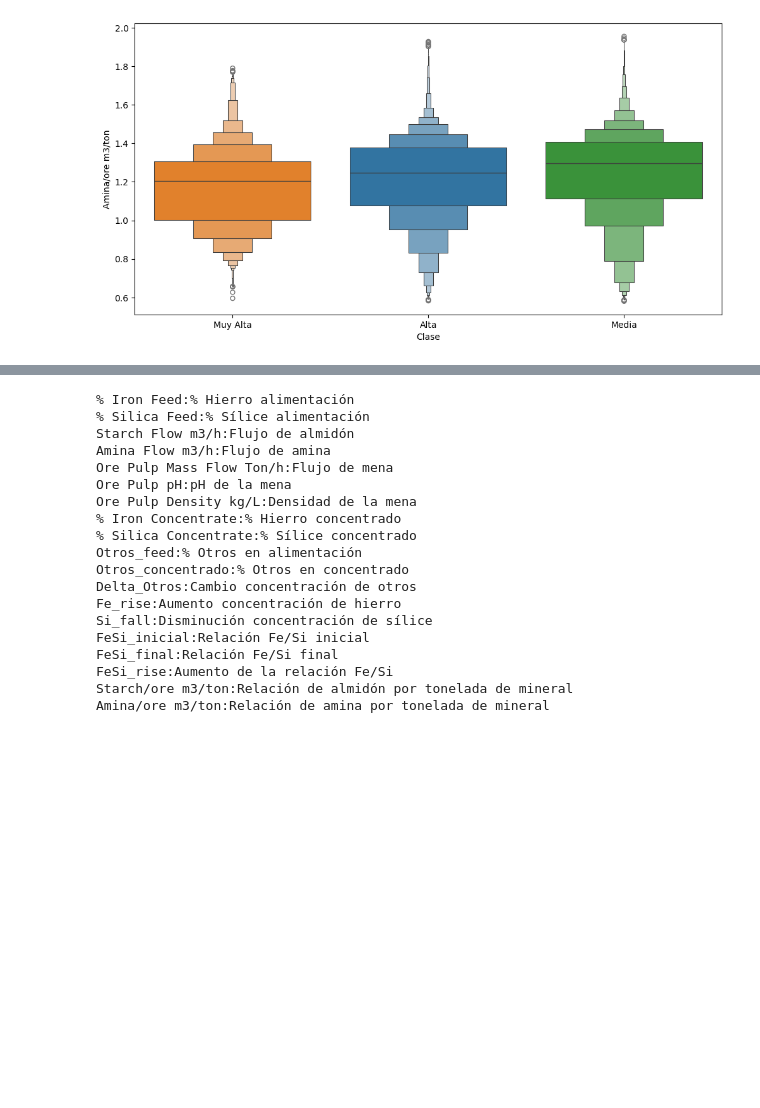
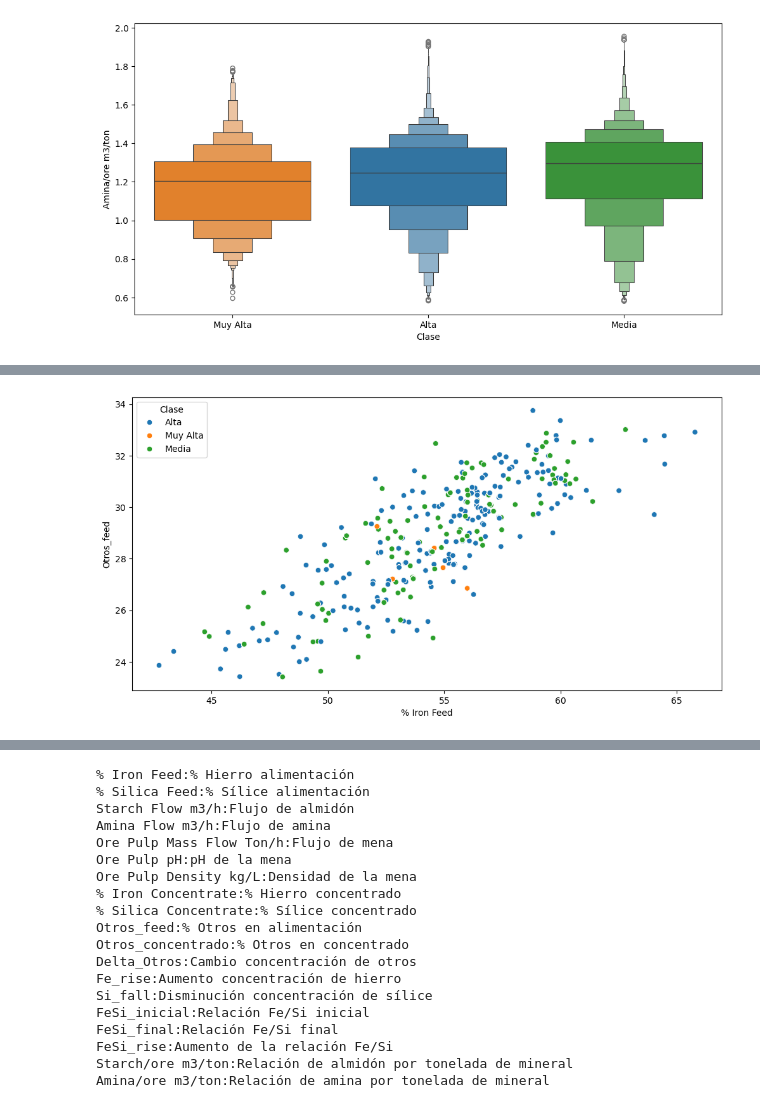
Before and after one commit to JohnLopez15/Mineria_2, a Jupyter notebook: Analisis_exploratorio.ipynb, the cells around one changed output, grey strips where cells are left out. Saved outputs shown, nothing was run; the diff lists cells and outputs as text; code cells hidden in the pictures; blank space fills up the shorter version.

```diff
--- a/Analisis_exploratorio.ipynb
+++ b/Analisis_exploratorio.ipynb
@@ -384,0 +398,6 @@ plt.show()
+# %%
+plt.figure(figsize=(12, 6))
+sns.scatterplot(data=analisis_clases, x="% Iron Feed", y="Otros_feed", hue="Clase")
+plt.show()
+# %% [output]
+[figure, added]
```
Also changed, not shown: parts of 10 cells of this notebook.
